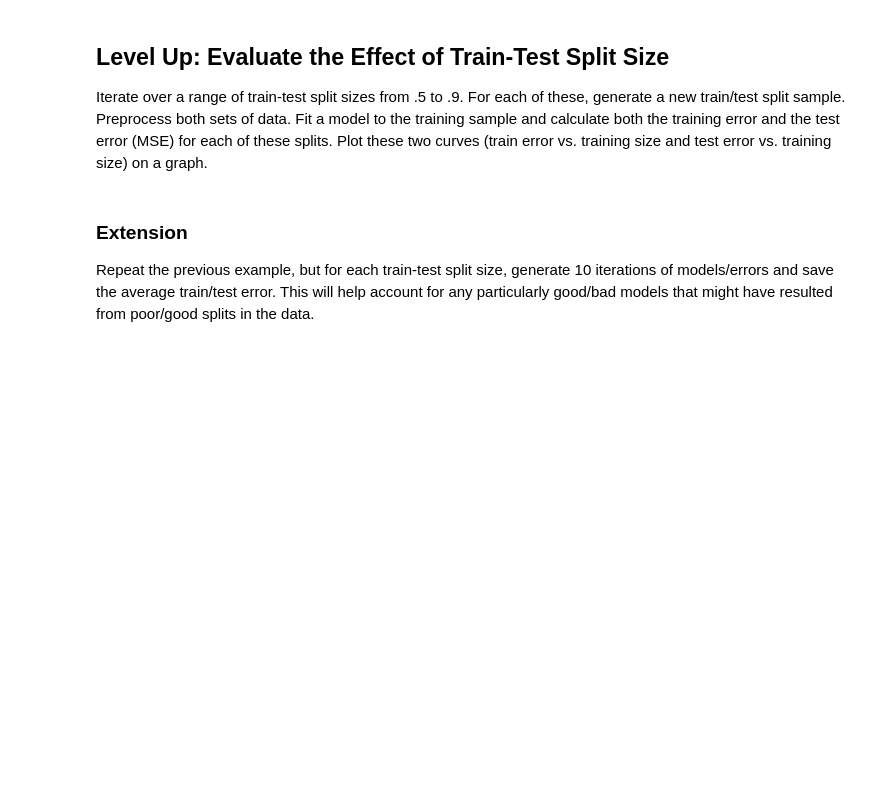
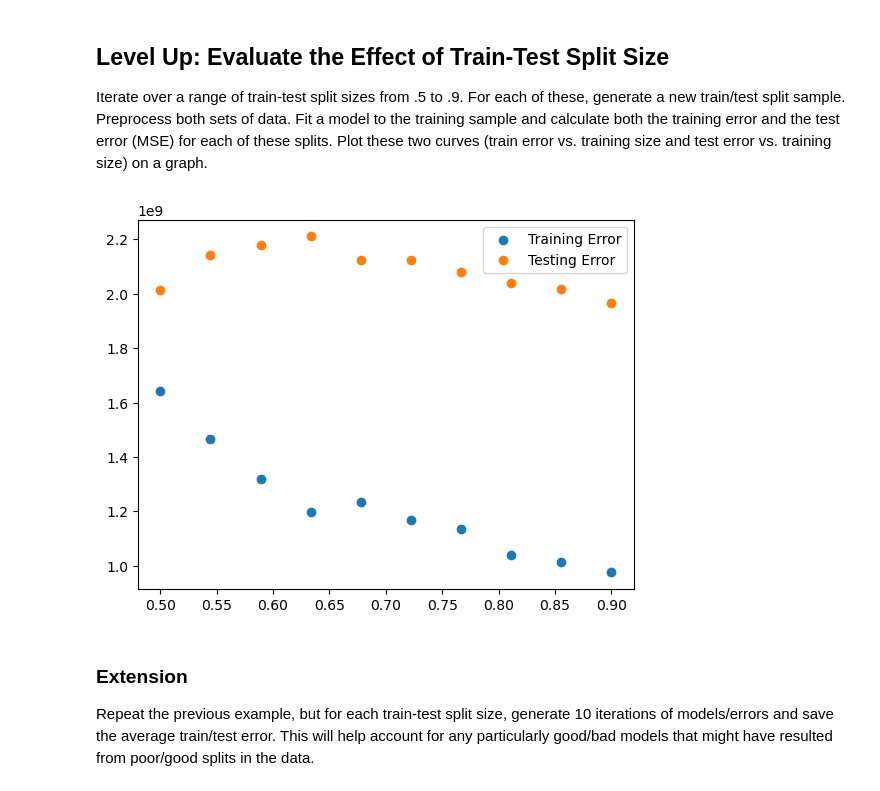
Before and after one commit to acordova1128/dsc-regression-model-validation-lab, a Jupyter notebook: index.ipynb, the cells around one changed output. Drawn from its saved outputs; the diff is of its cells as text; code cells hidden in the pictures; blank space fills up the shorter version.

```diff
--- a/index.ipynb
+++ b/index.ipynb
@@ -60,7 +60,7 @@ categoricals = ['BldgType', 'KitchenQual', 'Street']
 
 # Instantiate transformers
 log_transformer = FunctionTransformer(np.log, validate=True)
-ohe = OneHotEncoder(drop='first')
+ohe = OneHotEncoder(drop='first', sparse_output=False)
 
 # Fit transformers
 log_transformer.fit(X_train[continuous])
@@ -125,3 +122,47 @@ Iterate over a range of train-test split sizes from .5 to .9. For each of these,
+# %%
+# Your code here
+import matplotlib.pyplot as plt
+
+train_mses = []
+test_mses = []
+
+t_sizes = np.linspace(0.5, 0.9, 10)
+for t_size in t_sizes:
+
+    # Create new split
+    X_train, X_test, y_train, y_test = train_test_split(X, y, test_size=t_size, random_state=42)
+
+    # Fit transformers on new train and test
+    log_transformer.fit(X_train[continuous])
+    ohe.fit(X_train[categoricals])
+
+    # Transform training data
+    X_train = pd.concat([
+        pd.DataFrame(log_transformer.transform(X_train[continuous]), index=X_train.index),
+        pd.DataFrame(ohe.transform(X_train[categoricals]), index=X_train.index)
+    ], axis=1)
+
+    # Transform test data
+    X_test = pd.concat([
+        pd.DataFrame(log_transformer.transform(X_test[continuous]), index=X_test.index),
+        pd.DataFrame(ohe.transform(X_test[categoricals]), index=X_test.index)
+    ], axis=1)
+
+    # Fit model
+    linreg.fit(X_train, y_train)
+
+    # Append metrics to their respective lists
+    y_hat_train = linreg.predict(X_train)
+    y_hat_test = linreg.predict(X_test)
+    train_mses.append(mean_squared_error(y_train, y_hat_train))
+    test_mses.append(mean_squared_error(y_test, y_hat_test))
+
+fig, ax = plt.subplots()
+ax.scatter(t_sizes, train_mses, label='Training Error')
+ax.scatter(t_sizes, test_mses, label='Testing Error')
+ax.legend();
+# %% [output]
+[figure, added]
 # %% [markdown]
 ### Extension
 
```
Also changed, not shown: parts of 6 cells of this notebook.
